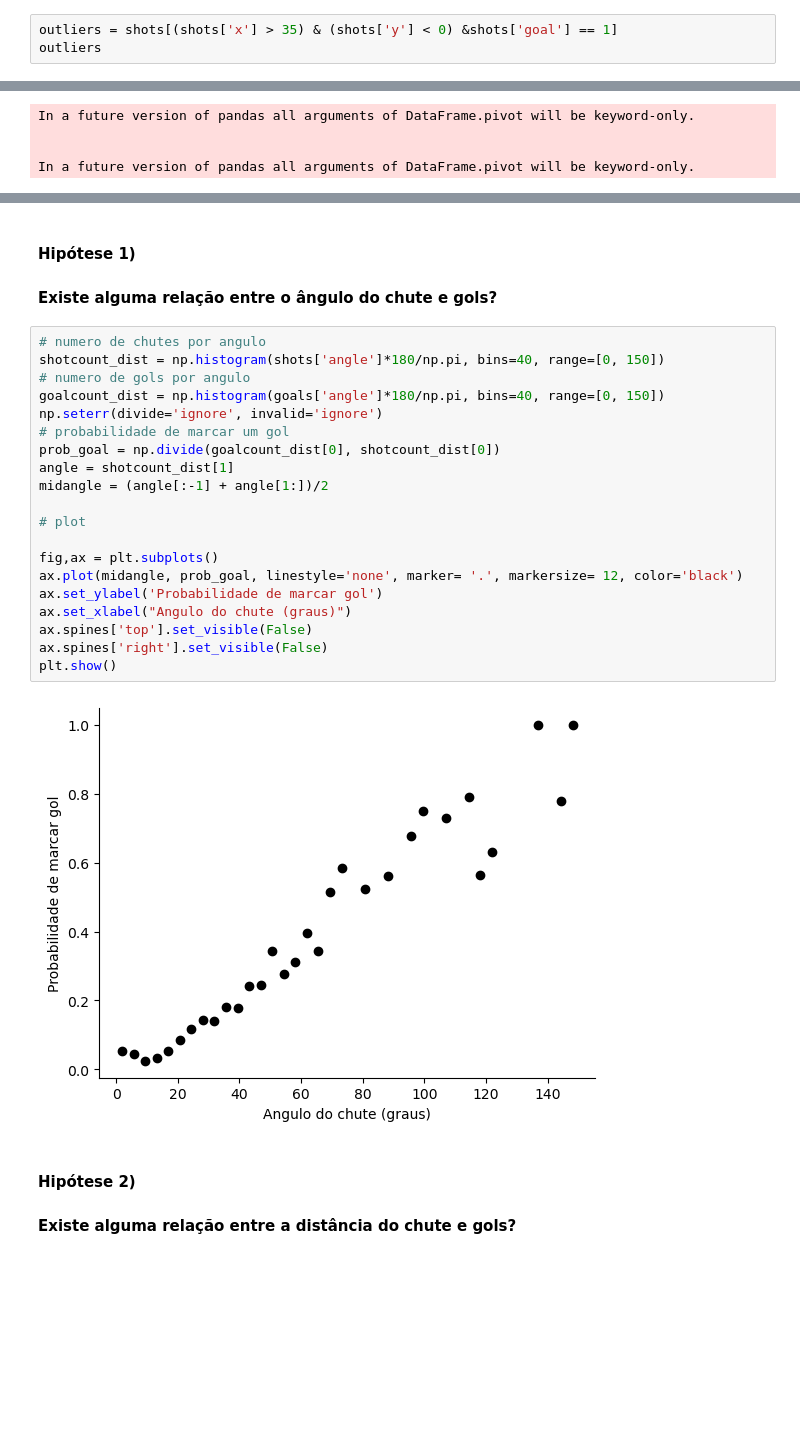
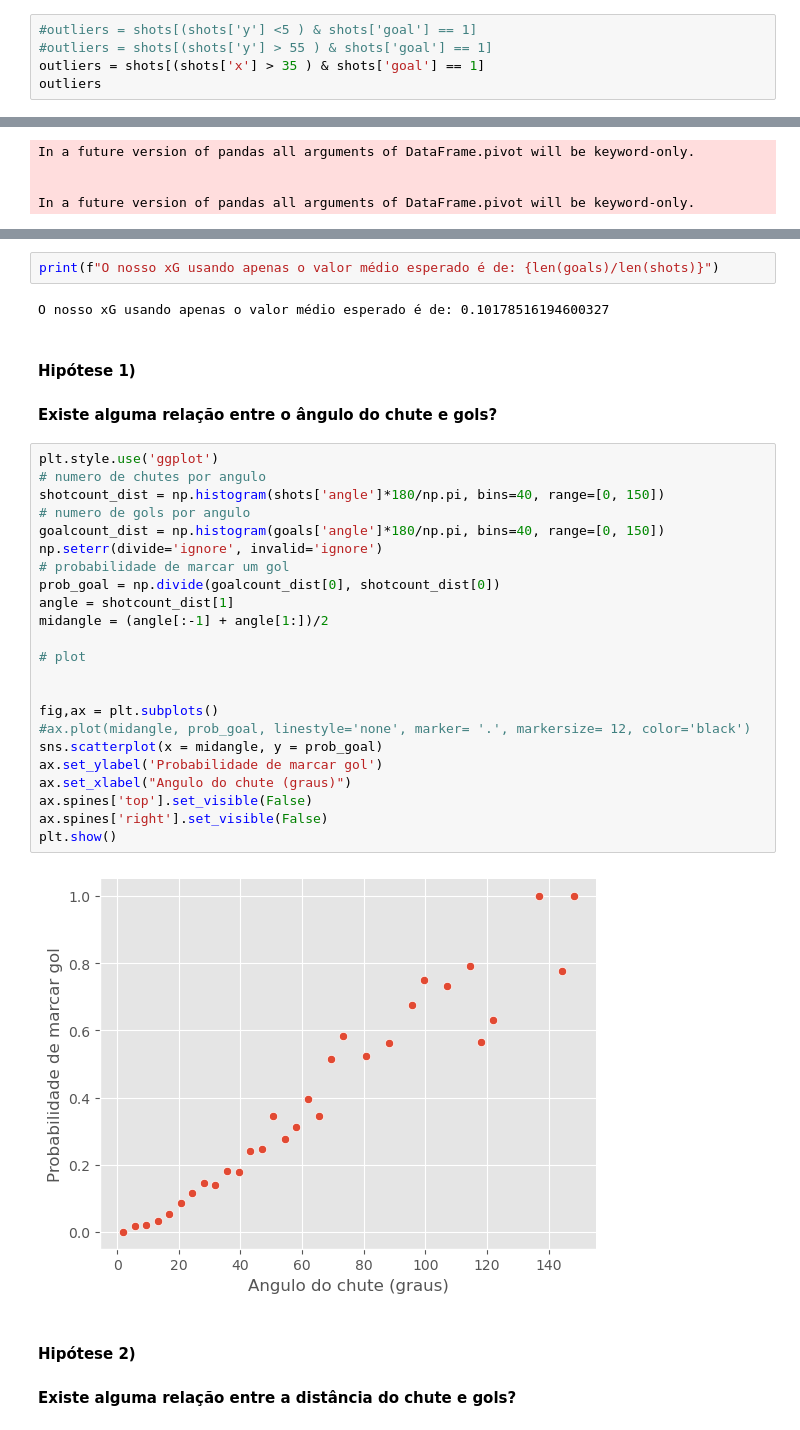
Before and after one commit to lucasmaretti/football_analytics, a Jupyter notebook: 01_eda_modelagem.ipynb, the cells around one changed output, grey strips where cells are left out. Drawn from its saved outputs; the diff is of its cells as text; blank space fills up the shorter version.

```diff
--- a/01_eda_modelagem.ipynb
+++ b/01_eda_modelagem.ipynb
@@ -252,7 +254,9 @@ plt.show()
 invalid value encountered in divide
 [figure]
 # %%
-outliers = shots[(shots['x'] > 35) & (shots['y'] < 0) &shots['goal'] == 1]
+#outliers = shots[(shots['y'] <5 ) & shots['goal'] == 1]
+#outliers = shots[(shots['y'] > 55 ) & shots['goal'] == 1]
+outliers = shots[(shots['x'] > 35 ) & shots['goal'] == 1]
 outliers
 # %% [output]
 |  | eventId | subEventName | tags | playerId | positions | matchId | eventName | teamId | matchPeriod | ... |
@@ -311,29 +320,36 @@ In a future version of pandas all arguments of DataFrame.pivot will be keyword-o
+# %%
+print(f"O nosso xG usando apenas o valor médio esperado é de: {len(goals)/len(shots)}")
+# %% [output]
+O nosso xG usando apenas o valor médio esperado é de: 0.10178516194600327
 # %% [markdown]
 #### Hipótese 1)
 
 #### Existe alguma relação entre o ângulo do chute e gols?
 # %%
+plt.style.use('ggplot')
 # numero de chutes por angulo
 shotcount_dist = np.histogram(shots['angle']*180/np.pi, bins=40, range=[0, 150])
 # numero de gols por angulo
 goalcount_dist = np.histogram(goals['angle']*180/np.pi, bins=40, range=[0, 150])
 np.seterr(divide='ignore', invalid='ignore')
 # probabilidade de marcar um gol
 prob_goal = np.divide(goalcount_dist[0], shotcount_dist[0])
 angle = shotcount_dist[1]
 midangle = (angle[:-1] + angle[1:])/2
 
 # plot
 
+
 fig,ax = plt.subplots()
-ax.plot(midangle, prob_goal, linestyle='none', marker= '.', markersize= 12, color='black')
+#ax.plot(midangle, prob_goal, linestyle='none', marker= '.', markersize= 12, color='black')
+sns.scatterplot(x = midangle, y = prob_goal)
 ax.set_ylabel('Probabilidade de marcar gol')
 ax.set_xlabel("Angulo do chute (graus)")
 ax.spines['top'].set_visible(False)
 ax.spines['right'].set_visible(False)
 plt.show()
 # %% [output]
-[figure, old version]
+[figure, new version]
 # %% [markdown]
 #### Hipótese 2)
 
```
Also changed, not shown: parts of 29 cells of this notebook, 1 other file.
